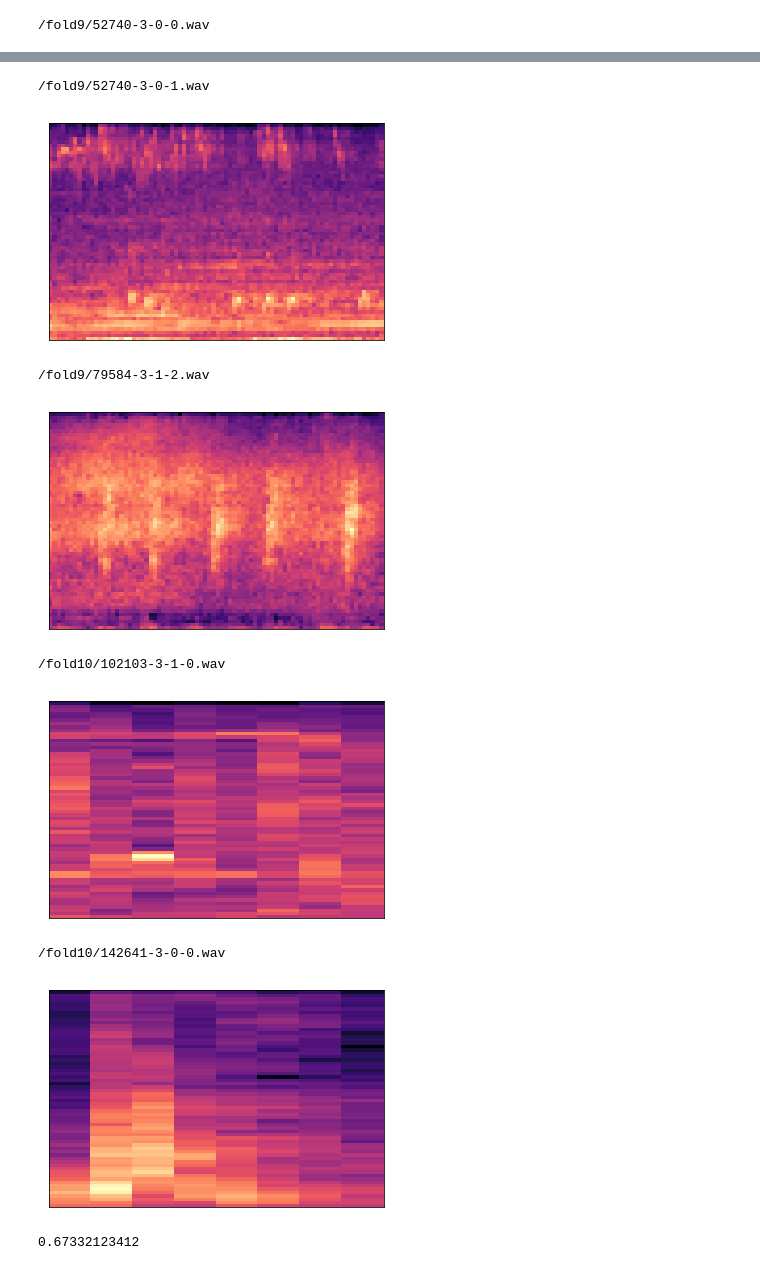
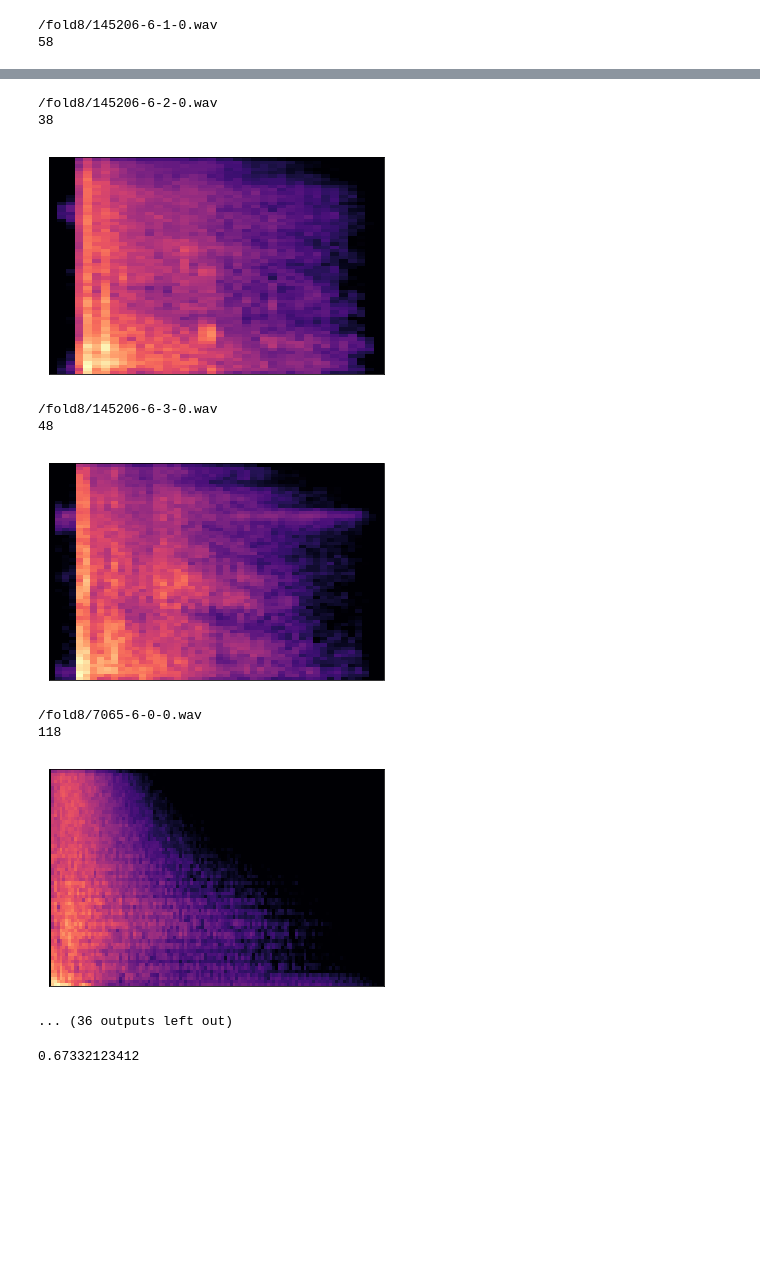
Before and after one commit to dthiem/Sound-Recognition, a Jupyter notebook: Keras.ipynb, the cells around one changed output, grey strips where cells are left out. Cells and saved outputs as stored; diff of their text form; code cells hidden in the pictures; blank space fills up the shorter version.

```diff
--- a/Keras.ipynb
+++ b/Keras.ipynb
@@ -72,0 +64,5 @@ def appendTracks(data,labels,paths,fp):
+# %%
+data, labels, paths = [], [], []
+fp = "fold1/7383-3-0-0.wav"
+appendTracks(data, labels, paths, fp)
+print (data[0].shape)
@@ -115,7 +113,7 @@ if __name__ == '__main__':
 ## format is wholeTracks/fold[NUMBER]/[trackID] and keeps info about spectrogram, as well as class number
 ## in attributes of dataset
 
-with h5py.File("wholeTracks.hdf5") as f:
+with h5py.File("piczakBiggerData.hdf5") as f:
     fold = 1
 
     for x in data:
@@ -128,7 +126,7 @@ with h5py.File("wholeTracks.hdf5") as f:
 
     f.close()
 
-print "I'm done, time was:" , time.time()-ts
+print ("I'm done, time was:" , time.time()-ts)
 
-##del data
+del data
 # %% [output]
@@ -304,9 +313,9 @@ def getScores(*data):
     return scores, scores.trace()/scores.sum()
 # %%
 ## look for clips searching for class or/and prediction
-def findClips( actual = None, predicted = None, folds = None):
+def findClips(dataset, actual = None, predicted = None, folds = None):
     if actual == None and predicted == None:
-        print "Specify actual or predicted classes to search for"
+        print ("Specify actual or predicted classes to search for")
         return None
     if actual != None:
         if type(actual) is not list:
@@ -326,7 +335,7 @@ def findClips( actual = None, predicted = None, folds = None):
     toReturn =[]
     grps =[]
 
-    with h5py.File("wholeTracks.hdf5") as f:
+    with h5py.File(dataset + ".hdf5") as f:
         if folds == None:
             for grp in f:
                 grps.append(f[grp])
@@ -361,9 +370,10 @@ def findClips( actual = None, predicted = None, folds = None):
     return toReturn
 # %%
 ## show spectrogram of given file
-def showClip(fPath):
-    with h5py.File("wholeTracks.hdf5") as f:
+def showClip(fPath, dataset):
+    with h5py.File(dataset+".hdf5") as f:
         clip = f[fPath]
-        print fPath
+        print (fPath)
+        print (clip[()].shape[1])
         disp.specshow(clip[()])
         plt.show()
@@ -559,4 +740,4 @@ plt.show()
 # %%
-for x in findClips(actual=3, predicted =4, folds= [8,9,10]):
+for x in findClips(actual=6, predicted = 3, folds= range(8,11)):
     showClip(x)
 # %% [output]
@@ -567 +750,2 @@ for x in findClips(actual=3, predicted =4, folds= [8,9,10]):
-/fold9/52740-3-0-0.wav
+/fold8/145206-6-1-0.wav
+58
@@ -569,11 +753,13 @@ for x in findClips(actual=3, predicted =4, folds= [8,9,10]):
-/fold9/52740-3-0-1.wav
+/fold8/145206-6-2-0.wav
+38
-[figure, old version]
+[figure, new version]
-/fold9/79584-3-1-2.wav
+/fold8/145206-6-3-0.wav
+48
-[figure, old version]
+[figure, new version]
-/fold10/102103-3-1-0.wav
+/fold8/7065-6-0-0.wav
+118
-[figure, old version]
+[figure, new version]
-/fold10/142641-3-0-0.wav
+... (36 outputs left out)
-[figure, removed]
 # %%
 ## AS WELL OUTDATED, SCORES ARE NOW BASED ON PREDICTIONS SAVED IN HDF5 FILE
 
```
Also changed, not shown: parts of 27 cells of this notebook, 1 other file.
